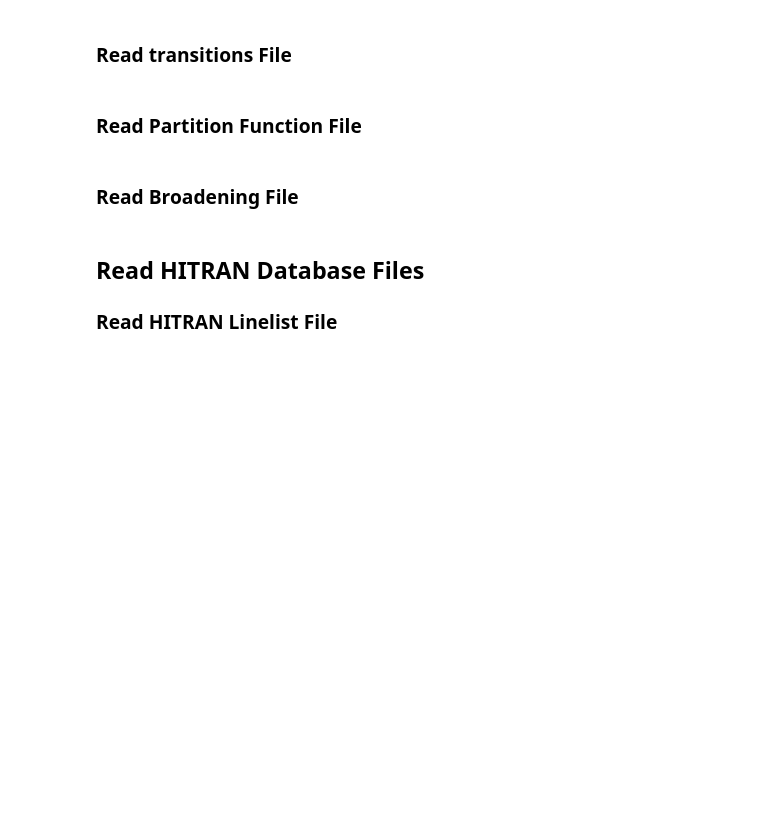
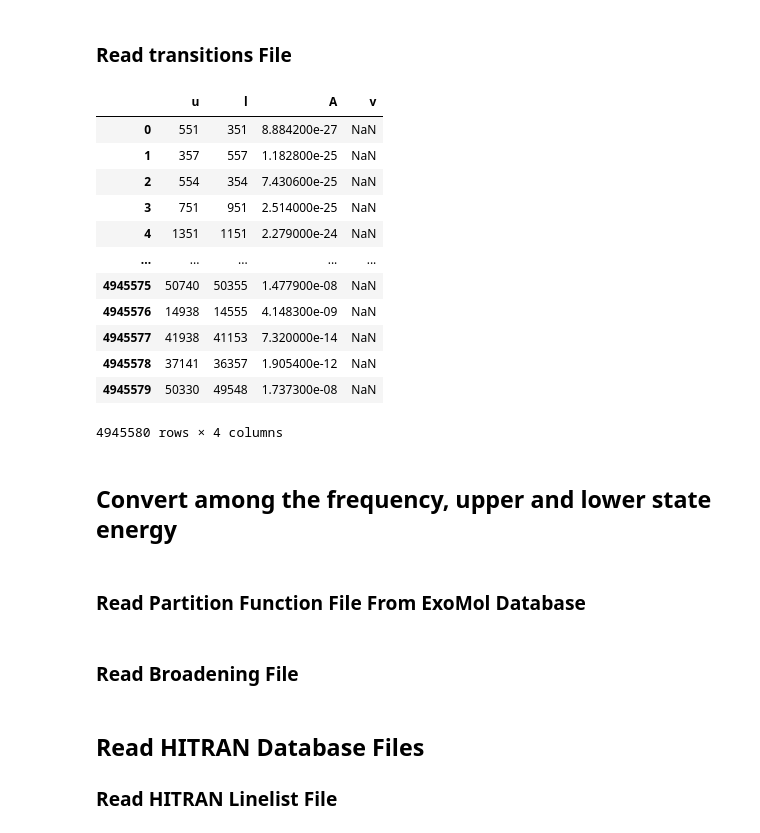
Before and after one commit to Beryl-Jingxin/PyExoCross, a Jupyter notebook: pyexocross.ipynb, the cells around one changed output. Saved outputs shown, nothing was run; the diff lists cells and outputs as text; code cells hidden in the pictures; blank space fills up the shorter version.

```diff
--- a/pyexocross.ipynb
+++ b/pyexocross.ipynb
@@ -180,15 +231,31 @@ def read_all_trans(read_path):
     trans_df = pd.DataFrame()
     trans_col_name = ['u', 'l', 'A', 'v']
     trans_filepaths = get_transfiles(read_path)
-    #trans_filepaths = glob.glob((read_path + molecule + '/' + isotopologue + '/' + dataset + '/' + '*trans.bz2')[0])
 
     for trans_filename in tqdm(trans_filepaths):
         t_df[trans_filename] = pd.read_csv(trans_filename, compression='bz2', sep='\s+', header=None,
-                                           names=trans_col_name, chunksize=100_000_000, iterator=True, low_memory=False)
+                                           names=trans_col_name, chunksize=100000, iterator=True, low_memory=False)
         for chunk in t_df[trans_filename]:
             trans_df = pd.concat([trans_df,chunk])
 
-    pd.set_option("display.max_columns",30)
+    #pd.set_option("display.max_columns",30)
     return(trans_df)
 # %%
-#read_all_trans(read_path)
+all_trans_df = read_all_trans(read_path)
+all_trans_df
+# %% [output]
+|  | u | l | A | v |
+| 0 | 551 | 351 | 8.884200e-27 | NaN |
+| 1 | 357 | 557 | 1.182800e-25 | NaN |
+| 2 | 554 | 354 | 7.430600e-25 | NaN |
+| 3 | 751 | 951 | 2.514000e-25 | NaN |
+| 4 | 1351 | 1151 | 2.279000e-24 | NaN |
+| ... | ... | ... | ... | ... |
+| 4945575 | 50740 | 50355 | 1.477900e-08 | NaN |
+| 4945576 | 14938 | 14555 | 4.148300e-09 | NaN |
+| 4945577 | 41938 | 41153 | 7.320000e-14 | NaN |
+| 4945578 | 37141 | 36357 | 1.905400e-12 | NaN |
+| 4945579 | 50330 | 49548 | 1.737300e-08 | NaN |
+4945580 rows × 4 columns
+# %% [markdown]
+## Convert among the frequency, upper and lower state energy
@@ -195,3 +272,3 @@ def read_all_trans(read_path):
 # %% [markdown]
-### Read Partition Function File
+### Read Partition Function File From ExoMol Database
 # %%
```
Also changed, not shown: parts of 67 cells of this notebook, 19 other files.
